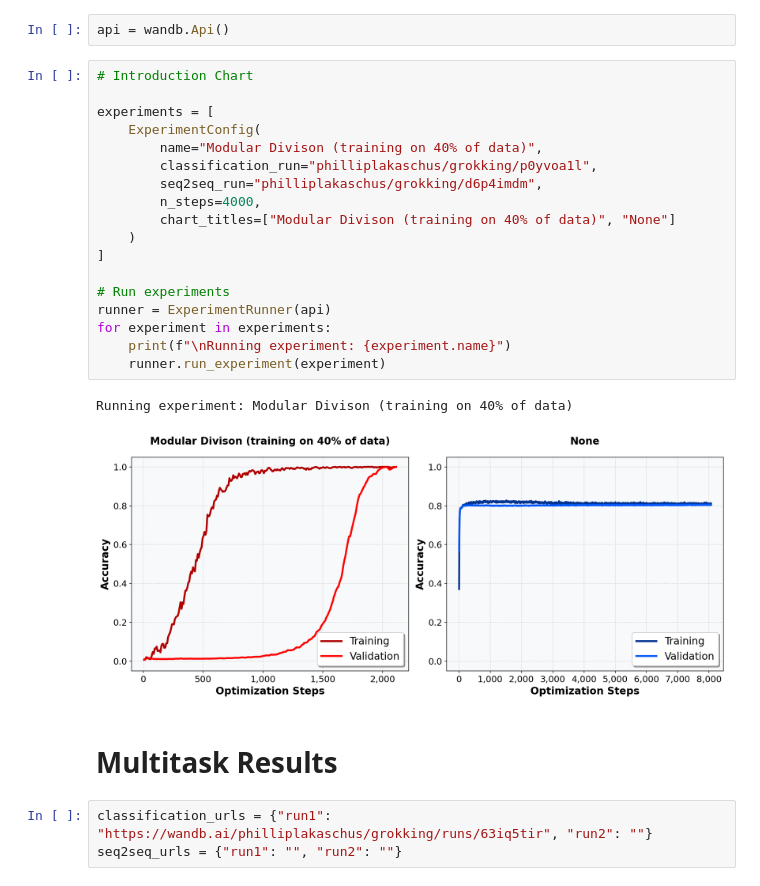
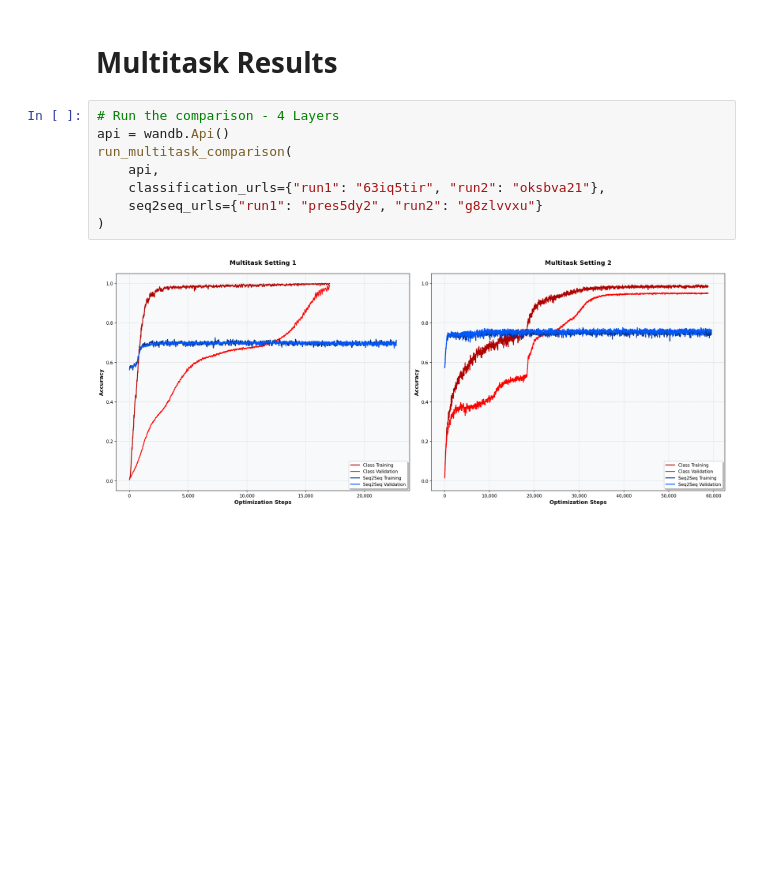
Before and after one commit to lakaschus/grokking, a Jupyter notebook: results/classification_vs_seq2seq/plot_multitask_results.ipynb, the cells around one changed output. Saved outputs shown, nothing was run; the diff lists cells and outputs as text; blank space fills up the shorter version.

Commit message:
add new multitask plots

```diff
--- a/results/classification_vs_seq2seq/plot_multitask_results.ipynb
+++ b/results/classification_vs_seq2seq/plot_multitask_results.ipynb
@@ -213,28 +164,12 @@ class Plotter:
-# %%
-api = wandb.Api()
-# %%
-# Introduction Chart
-
-experiments = [
-    ExperimentConfig(
-        name="Modular Divison (training on 40% of data)",
-        classification_run="philliplakaschus/grokking/p0yvoa1l",
-        seq2seq_run="philliplakaschus/grokking/d6p4imdm",
-        n_steps=4000,
-        chart_titles=["Modular Divison (training on 40% of data)", "None"]
-    )
-]
-
-# Run experiments
-runner = ExperimentRunner(api)
-for experiment in experiments:
-    print(f"\nRunning experiment: {experiment.name}")
-    runner.run_experiment(experiment)
-# %% [output]
-Running experiment: Modular Divison (training on 40% of data)
-[figure, removed]
 # %% [markdown]
 # Multitask Results
-# %%
-classification_urls = {"run1": "https://wandb.ai/philliplakaschus/grokking/runs/63iq5tir", "run2": ""}
-seq2seq_urls = {"run1": "", "run2": ""}
+# %%
+# Run the comparison - 4 Layers
+api = wandb.Api()
+run_multitask_comparison(
+    api,
+    classification_urls={"run1": "63iq5tir", "run2": "oksbva21"},
+    seq2seq_urls={"run1": "pres5dy2", "run2": "g8zlvvxu"}
+)
+# %% [output]
+[figure, added]
```
Also changed, not shown: parts of 1 cell of this notebook, 2 other files.
